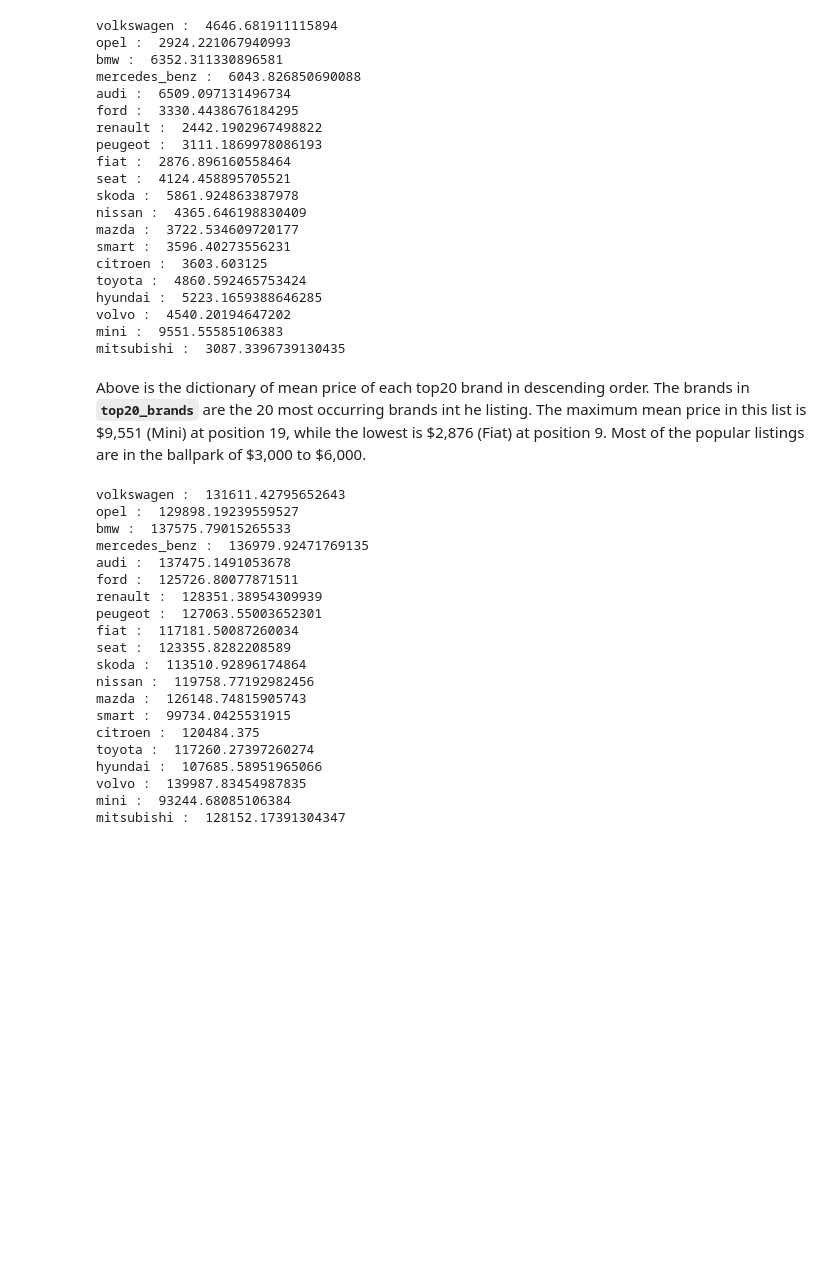
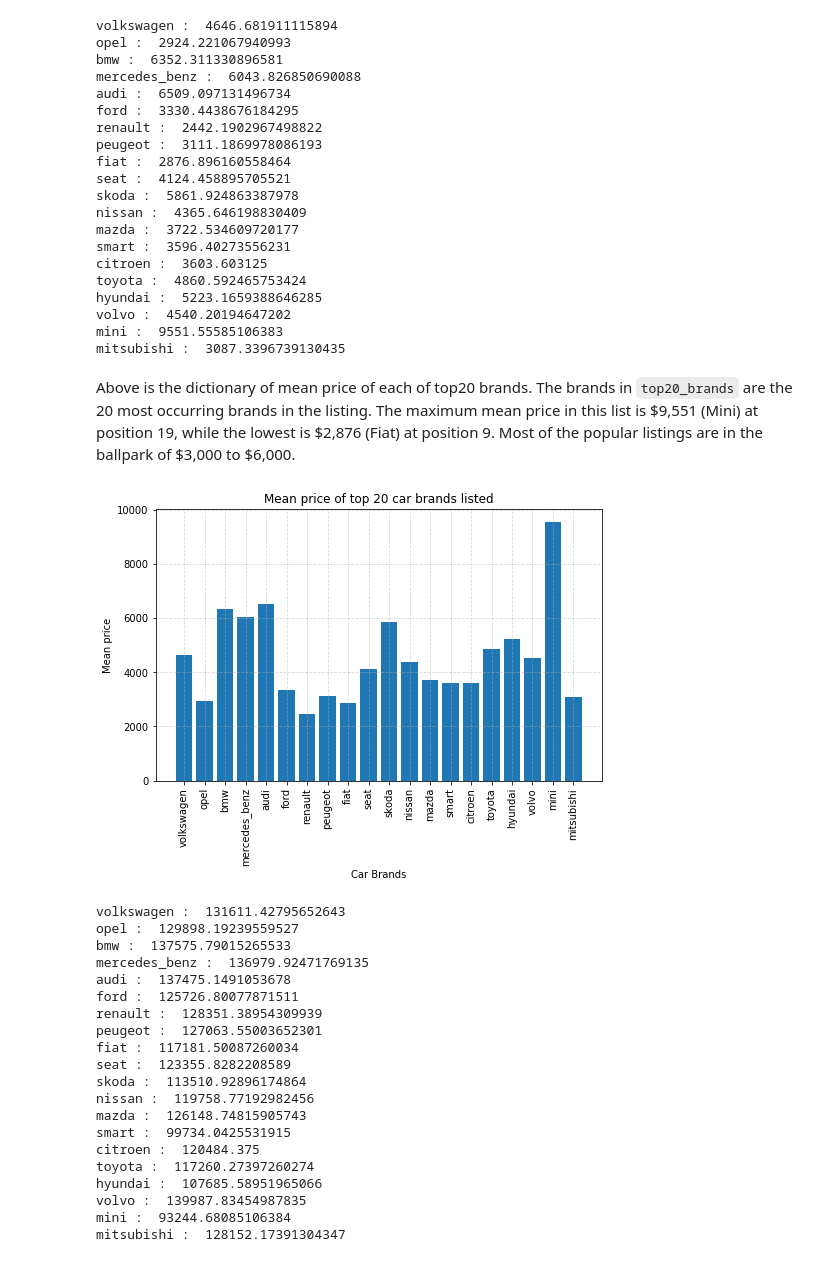
Before and after one commit to sfazalm/Data-Science-Portfolio, a Jupyter notebook: eBay_car_sales_analysis.ipynb, the cells around one changed output. Drawn from its saved outputs; the diff is of its cells as text; code cells hidden in the pictures; blank space fills up the shorter version.

```diff
--- a/eBay_car_sales_analysis.ipynb
+++ b/eBay_car_sales_analysis.ipynb
@@ -380,6 +380,8 @@ max       2016.000000
 Name: registration_year, dtype: float64
 # %% [markdown]
 A range of __`registration_year`__ of 1900-2016 was chosen since the first car invent was from late 1880s and it is highly unlikely that one would find a listing of a car from that era. So a lower bound of 1900 was chosen. An upper bound of 2016 was chosen because thats the year in which the last ad was created.
+# %%
+autos =  autos.loc[autos["registration_year"].between(1900,2016)]
 # %%
 #Uncomment the line below to print the value counts
 #autos["registration_year"].value_counts(normalize=True)
@@ -441,7 +445,18 @@ volvo :  4540.20194647202
 mini :  9551.55585106383
 mitsubishi :  3087.3396739130435
 # %% [markdown]
-Above is the dictionary of mean price of each top20 brand in descending order. The brands in __`top20_brands`__ are the 20 most occurring brands int he listing. The maximum mean price in this list is \$9,551 (Mini) at position 19, while the lowest is \$2,876 (Fiat) at position 9. Most of the popular listings are in the ballpark of \$3,000 to \$6,000.
+Above is the dictionary of mean price of each of top20 brands. The brands in `top20_brands` are the 20 most occurring brands in the listing. The maximum mean price in this list is \$9,551 (Mini) at position 19, while the lowest is \$2,876 (Fiat) at position 9. Most of the popular listings are in the ballpark of \$3,000 to \$6,000.
+# %%
+plt.figure(figsize=(8,5))
+plt.bar(range(len(mean_price_per_brand)), list(mean_price_per_brand.values()), align='center')
+plt.xticks(range(len(mean_price_per_brand)), list(mean_price_per_brand.keys()), rotation=90)
+plt.grid(linestyle='--', alpha=0.5)
+plt.xlabel("Car Brands")
+plt.ylabel("Mean price")
+plt.title("Mean price of top 20 car brands listed")
+plt.show()
+# %% [output]
+[figure, added]
 # %%
 mean_mileage_per_brand = {}
 
```
Also changed, not shown: parts of 10 cells of this notebook.
